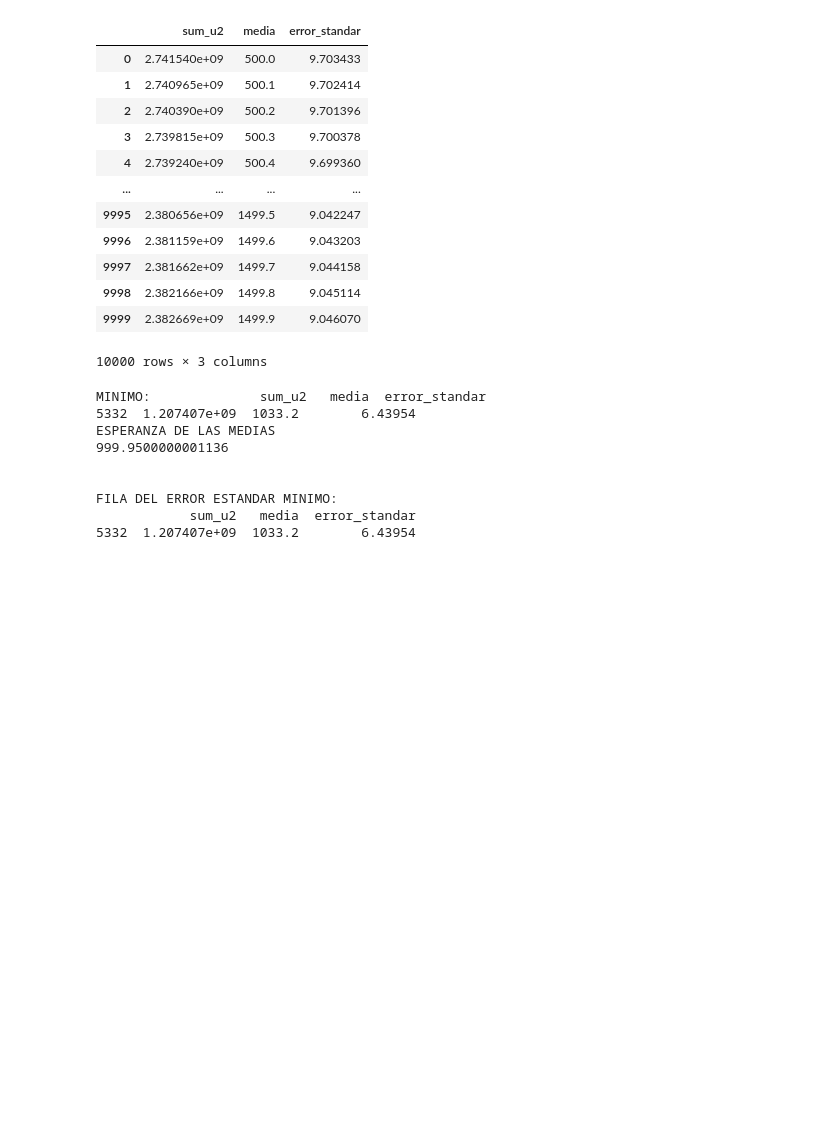
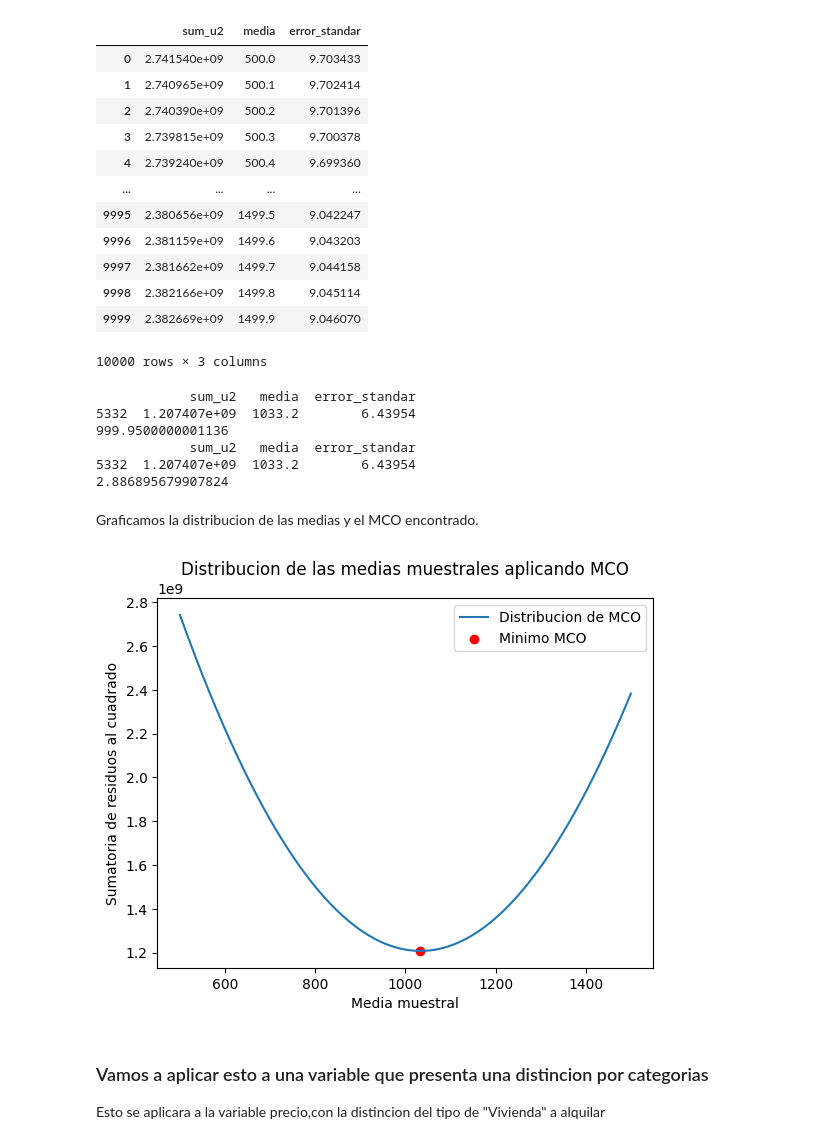
Before and after one commit to gastonbenitez2001/diplomatura_unne, a Jupyter notebook: 04 - Métodos de estimación.ipynb, the cells around one changed output. Cells and saved outputs as stored; diff of their text form; code cells hidden in the pictures; blank space fills up the shorter version.

```diff
--- a/04 - Métodos de estimación.ipynb
+++ b/04 - Métodos de estimación.ipynb
@@ -11,10 +11,13 @@ import os
 # Obtén la ruta absoluta del arhivo actual
 current_dir = os.getcwd()
 
-path_datasets = os.path.join(current_dir,"datasets/AlojamientosAirBnb.csv")
+path_datasets = os.path.join(current_dir,"datasets")
+
+
+path_alojamiento = os.path.join(path_datasets,"AlojamientosAirBnb.csv")
 
 #Construimos el dataframe
-df = pd.read_csv(path_datasets)
+df = pd.read_csv(path_alojamiento)
 
 df
 # %% [output]
@@ -93,23 +96,49 @@ df_estimacion
 | 9998 | 2.382166e+09 | 1499.8 | 9.045114 |
 | 9999 | 2.382669e+09 | 1499.9 | 9.046070 |
 10000 rows × 3 columns
-# %%
-mu_minimo = df_estimacion[df_estimacion['sum_u2'] == min(df_estimacion['sum_u2'])]
-ee_minimo = df_estimacion[df_estimacion['error_standar'] == min(df_estimacion['error_standar'])]
-print("MINIMO: ")
-print(mu_minimo)
-print("ESPERANZA DE LAS MEDIAS")
-print(np.mean(df_estimacion['media']))
-print("\n")
-print("FILA DEL ERROR ESTANDAR MINIMO: ")
-print(ee_minimo)
-# %% [output]
-MINIMO:              sum_u2   media  error_standar
-5332  1.207407e+09  1033.2        6.43954
-ESPERANZA DE LAS MEDIAS
-999.9500000001136
-
-
-FILA DEL ERROR ESTANDAR MINIMO:
-            sum_u2   media  error_standar
-5332  1.207407e+09  1033.2        6.43954
+# %%
+#MCO minimo
+mu_minimo = df_estimacion[df_estimacion['sum_u2'] == min(df_estimacion['sum_u2'])]
+
+#Esta forma de calcular el ee corresponde al manejo de una muestra.
+ee_minimo = df_estimacion[df_estimacion['error_standar'] == min(df_estimacion['error_standar'])]
+
+#Esta forma tiene en cuenta el ee que corresponde a la distribucion de las medias muestrales
+ee_medias_muestral = np.std(df_estimacion['media'],ddof=1) / np.sqrt(len(df_estimacion))
+
+#Mostramos la fila que tuvo el menor MCO.
+print(mu_minimo)
+
+#Esperanza de las medias - seria el promedio de los promedios.
+print(np.mean(df_estimacion['media']))
+
+#Mostramos aquella fila, cuya media, presento el menor error estandar.
+print(ee_minimo)
+
+#Mostramos el ee correspondiente a la distrubicion de las medias muestrales.
+print(ee_medias_muestral)
+# %% [output]
+            sum_u2   media  error_standar
+5332  1.207407e+09  1033.2        6.43954
+999.9500000001136
+            sum_u2   media  error_standar
+5332  1.207407e+09  1033.2        6.43954
+2.886895679907824
+# %% [markdown]
+Graficamos la distribucion de las medias y el MCO encontrado.
+# %%
+plt.title("Distribucion de las medias muestrales aplicando MCO")
+plt.plot(df_estimacion['media'], df_estimacion['sum_u2'],label = "Distribucion de MCO") #Muestra como se distribuye el MCO para cada media muestral.
+plt.scatter(mu_minimo['media'],mu_minimo['sum_u2'], color = "r", label = "Minimo MCO")#Mostramos aquel punto que presento el menor error muestral
+
+plt.ylabel('Sumatoria de residuos al cuadrado')
+plt.xlabel('Media muestral')
+plt.legend()
+#plt.ticklabel_format(style='plain')
+
+plt.show()
+# %% [output]
+[figure, added]
+# %% [markdown]
+<h3> Vamos a aplicar esto a una variable que presenta una distincion por categorias </h3>
+Esto se aplicara a la variable precio,con la distincion del tipo de "Vivienda" a alquilar
```
Also changed, not shown: parts of 30 cells of this notebook.
